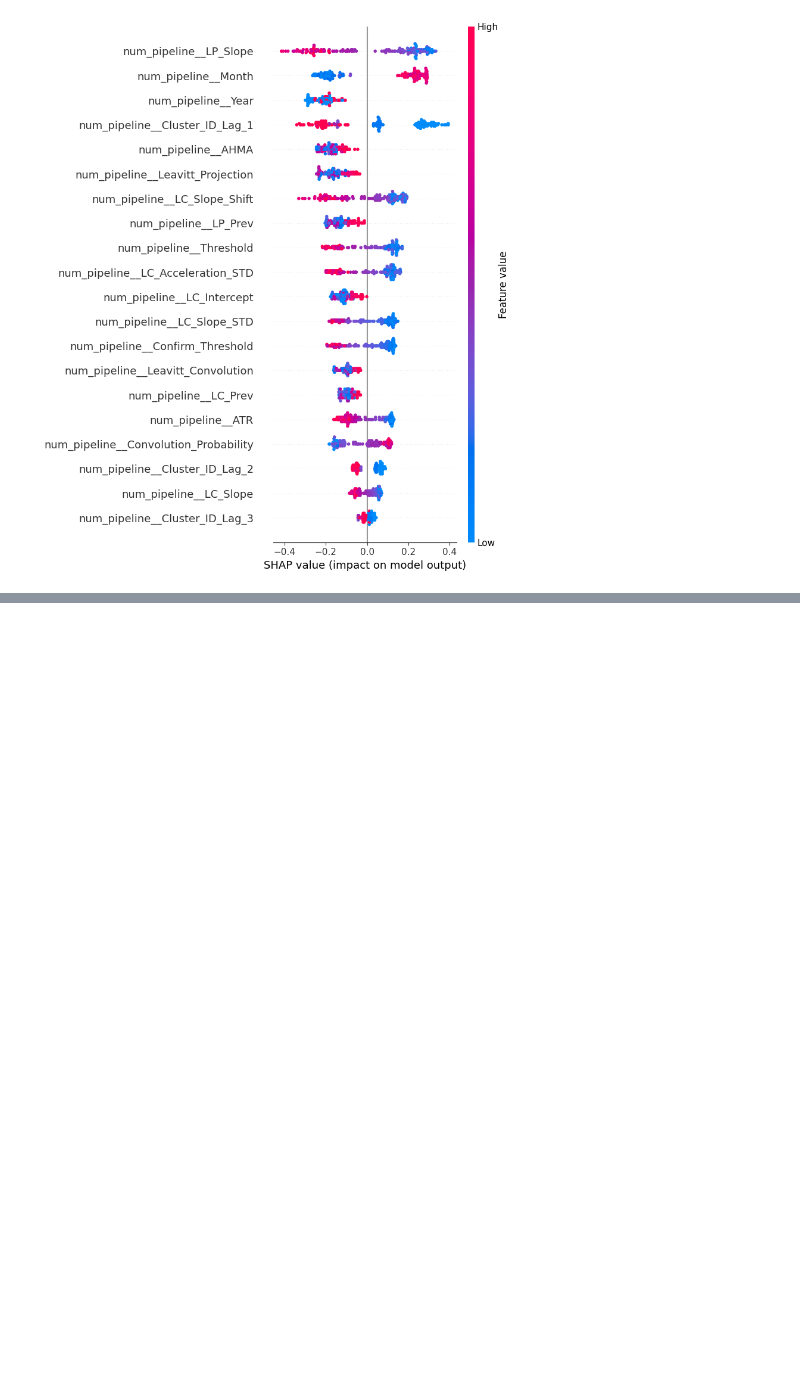
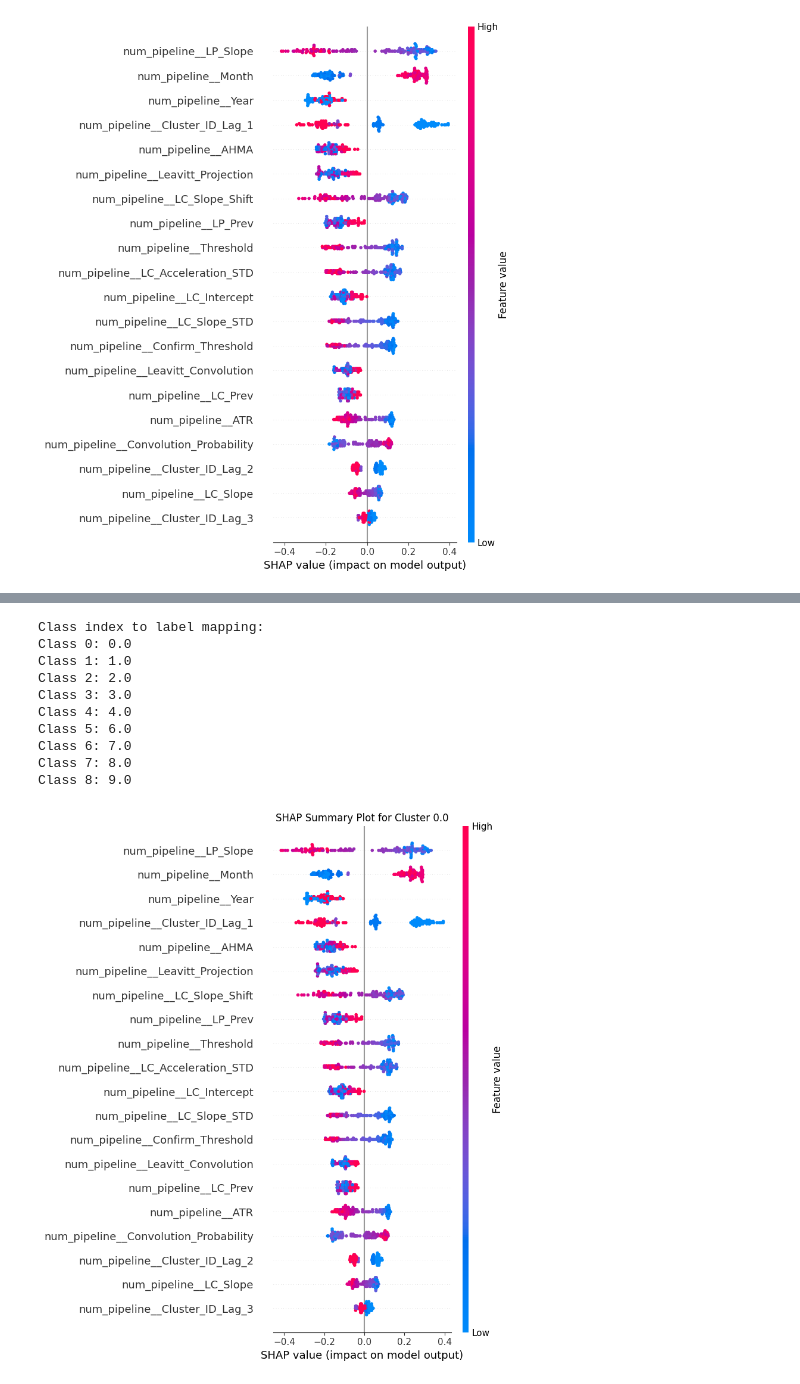
Before and after one commit to kjpou1/regimetry, a Jupyter notebook: notebook/notebooks/21_predictive_regime_transition_modeling_catboost.ipynb, the cells around one changed output, grey strips where cells are left out. Drawn from its saved outputs; the diff is of its cells as text; code cells hidden in the pictures; blank space fills up the shorter version.

Commit message:
update shap plots

```diff
--- a/notebook/notebooks/21_predictive_regime_transition_modeling_catboost.ipynb
+++ b/notebook/notebooks/21_predictive_regime_transition_modeling_catboost.ipynb
@@ -703,19 +703,3 @@ shap.summary_plot(
 )
 # %% [output]
 [figure]
-# %%
-num_classes = shap_values.shape[
-    2
-]  # assuming shape is (n_samples, n_features, n_classes)
-
-for class_idx in range(num_classes):
-    plt.figure(figsize=(10, 6))
-    shap.summary_plot(
-        shap_values[:, :, class_idx],
-        X_test_transformed_filtered,
-        feature_names=feature_names,
-        show=False,  # Prevent immediate plot display, so we can control figure titles
-    )
-    plt.title(f"SHAP Summary Plot for Class {class_idx}")
-    plt.tight_layout()
-    plt.show()
@@ -731,0 +706,32 @@ for class_idx in range(num_classes):
+# %%
+# Recreate class mapping
+original_classes = sorted(np.unique(y_train))  # or y_train_filtered if applied
+class_index_to_label = {i: label for i, label in enumerate(original_classes)}
+print("Class index to label mapping:")
+for idx, label in class_index_to_label.items():
+    print(f"Class {idx}: {label}")
+# Use this mapping when plotting
+for class_idx in range(shap_values.shape[2]):
+    class_label = class_index_to_label[class_idx]
+    shap_class_values = shap_values[:, :, class_idx]
+    shap.summary_plot(
+        shap_class_values,
+        X_test_transformed_filtered,
+        feature_names=feature_names,
+        show=False,
+    )
+    plt.title(f"SHAP Summary Plot for Cluster {class_label}")
+    plt.tight_layout()
+    plt.show()
+# %% [output]
+Class index to label mapping:
+Class 0: 0.0
+Class 1: 1.0
+Class 2: 2.0
+Class 3: 3.0
+Class 4: 4.0
+Class 5: 6.0
+Class 6: 7.0
+Class 7: 8.0
+Class 8: 9.0
+[figure, added]
```
Also changed, not shown: parts of 2 cells of this notebook.
